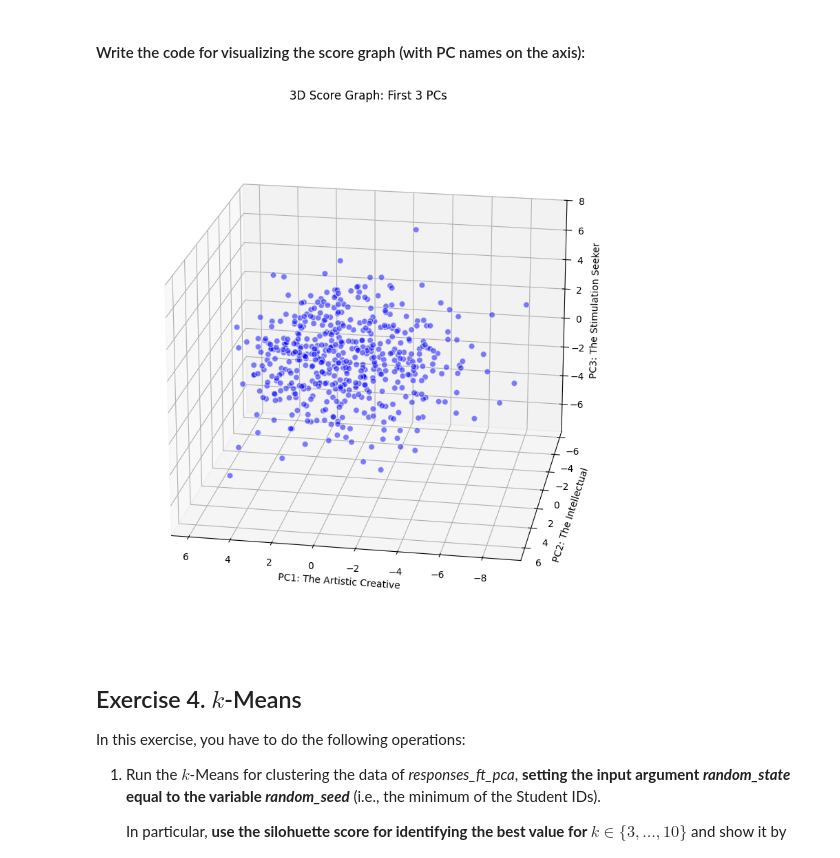
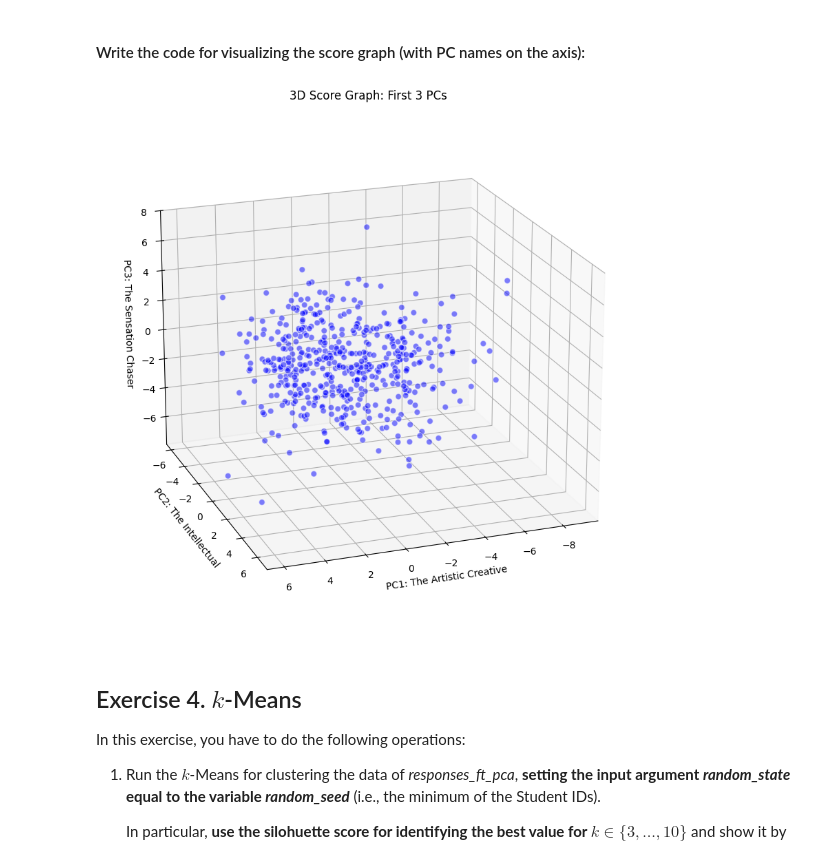
Before and after one commit to mertdenizer/PCA_project, a Jupyter notebook: HWpca_Surname1_Surname2.ipynb, the cells around one changed output. Cells and saved outputs as stored; diff of their text form; code cells hidden in the pictures.

```diff
--- a/HWpca_Surname1_Surname2.ipynb
+++ b/HWpca_Surname1_Surname2.ipynb
@@ -481,25 +498,25 @@ plot_loadings(pca_final, responses_ft_pp.columns, n_top=10)
 # %%
 fig = plt.figure(figsize=(10, 10))
 ax = fig.add_subplot(111, projection='3d')
 
 x = responses_ft_pca_df['PC1']
 y = responses_ft_pca_df['PC2']
 z = responses_ft_pca_df['PC3']
 
 
 scatter = ax.scatter(x, y, z, c='blue', alpha=0.5, s=40, edgecolors='w')
 
 #the names we gave them:
 ax.set_xlabel('PC1: The Artistic Creative')
 ax.set_ylabel('PC2: The Intellectual')
-ax.set_zlabel('PC3: The Stimulation Seeker')
+ax.set_zlabel('PC3: The Sensation Chaser')
 ax.set_title('3D Score Graph: First 3 PCs')
 
-ax.view_init(elev=20, azim=100)
+ax.view_init(elev=20, azim=70)
 
 plt.show()
 # %% [output]
-[figure, old version]
+[figure, new version]
 # %% [markdown]
 ## Exercise 4. $k$-Means
 
```
Also changed, not shown: parts of 7 cells of this notebook.
